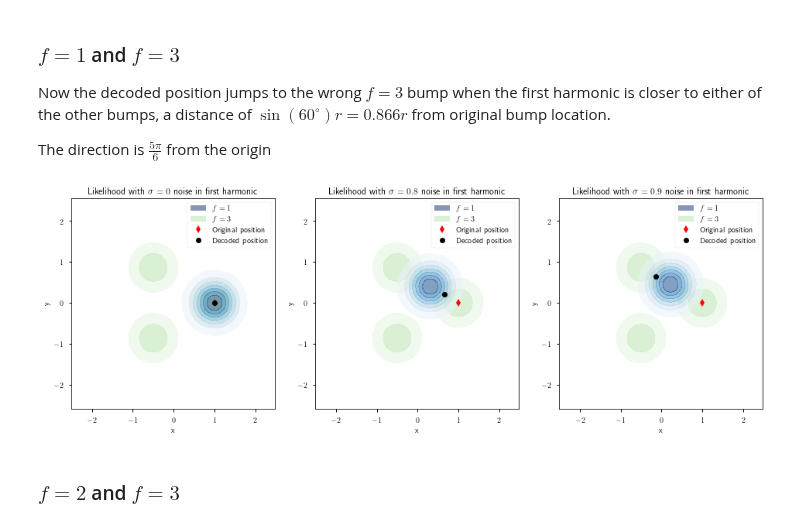
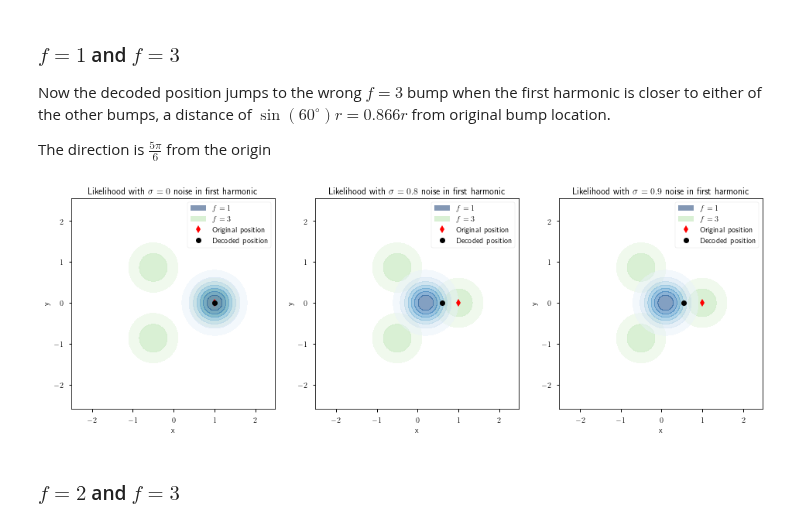
Before and after one commit to Dominic-DallOsto/insect-navigation-sinusoidal-optimality, a Jupyter notebook: noise affected multiple harmonics encoding.ipynb, the cells around one changed output. Drawn from its saved outputs; the diff is of its cells as text; code cells hidden in the pictures.

```diff
--- a/noise affected multiple harmonics encoding.ipynb
+++ b/noise affected multiple harmonics encoding.ipynb
@@ -162,7 +160,7 @@ noise_angle_range = np.hstack((np.arange(-180, 180, 5), [-180]))
 for f in [1,2,3]:
 	points = np.dstack([all_xy_decoder(f)(a0 - noise_mag*np.cos(2*f*np.pi*neuron_indices/N - np.radians(noise_angle))) for noise_angle in noise_angle_range])
 	plt.plot(points[0].T, points[1].T, f'C{f-1}', label=f'$f={f}$ noise contour')
-	plt.plot(*all_xy_decoder(f)(a0), f'C{f-1}o', label=f'$f={f}$ position')
+	plt.plot(*all_xy_decoder(f)(a0), f'C{f-1}o', label=f'$f={f}$ position{"s" if f > 1 else ""}')
 
 handles, _ = plt.gca().get_legend_handles_labels()
 plt.legend(handles=[handles[0], handles[1], handles[2],handles[4],handles[5],handles[8]])
@@ -182,19 +180,16 @@ Here the decoded position jumps to the wrong $f=2$ bump when the first harmonic
 # %%
 fig, axs = plt.subplots(1, 3, figsize=(16,5))
 
-a0 = r0 * activity(theta0, [1,2], True)
+fs = [1,2]
+a0 = r0 * activity(theta0, fs, True)
 
 for noise, ax in zip([0, 0.9, 1.1], axs):
-	a = a0 - noise*np.cos(2*np.pi*neuron_indices/N)
-	f1_L = likelihood_distribution(1)(a)
-	f2_L = likelihood_distribution(2)(a)
+	a = a0 - noise*np.cos(2*fs[0]*np.pi*neuron_indices/N)
+	f1_L = likelihood_distribution(fs[0])(a)
+	f2_L = likelihood_distribution(fs[1])(a)
 	decode_x, decode_y = decode_likelihood_xy(f1_L*f2_L)
 	plt.sca(ax)
-	# plot_likelihood_distribution(f1_L + f2_L)
-	c2 = plt.contourf(grid_x, grid_y, f2_L, cmap='Greens', alpha=0.8, levels=np.linspace(0.05, f1_L.max(), 8), extend='max')
-	c1 = plt.contourf(grid_x, grid_y, f1_L, cmap='Blues', alpha=0.5, levels=np.linspace(0.05, f1_L.max(), 8), extend='max')
-	r1 = plt.Rectangle((0, 0), 1, 1, fc=c1.tcolors[np.count_nonzero(c1.levels <= f1_L.max()) - 1][0], label='$f=1$')
-	r2 = plt.Rectangle((0, 0), 1, 1, fc=c2.tcolors[np.count_nonzero(c2.levels <= f2_L.max()) - 1][0], label='$f=2$')
+	r1, r2 = plot_2_likelihood_distributions(fs, f1_L, f2_L)
 	plt.plot(r0*np.cos(theta0), r0*np.sin(theta0), 'rd', label='Original position')
 	plt.plot(decode_x, decode_y, 'ko', label='Decoded position')
 	plt.xlabel('x')
@@ -202,7 +197,6 @@ for noise, ax in zip([0, 0.9, 1.1], axs):
 	plt.legend(handles=[r1, r2] + ax.patches + ax.lines)
 	plt.title(f'Likelihood with $\\sigma={noise}$ noise in first harmonic')
 	plt.axis('equal')
-# plt.tight_layout()
 plt.show()
 # %% [output]
 [figure]
@@ -214,29 +208,26 @@ The direction is $\frac{5\pi}{6}$ from the origin
 # %%
 fig, axs = plt.subplots(1, 3, figsize=(16,5))
 
-a0 = r0 * activity(theta0, [1,3], True)
+fs = [1,3]
+a0 = r0 * activity(theta0, fs, True)
 
 for noise, ax in zip([0, 0.8, 0.9], axs):
-	a = a0 + noise*np.cos(2*np.pi*neuron_indices/N - 5*np.pi/6)
-	f1_L = likelihood_distribution(1)(a)
-	f3_L = likelihood_distribution(3)(a)
-	decode_x, decode_y = decode_likelihood_xy(f1_L*f3_L)
+	a = a0 - noise*np.cos(2*fs[0]*np.pi*neuron_indices/N)
+	f1_L = likelihood_distribution(fs[0])(a)
+	f2_L = likelihood_distribution(fs[1])(a)
+	decode_x, decode_y = decode_likelihood_xy(f1_L*f2_L)
 	plt.sca(ax)
-	# plot_likelihood_distribution(f1_L + f3_L)
-	c3 = plt.contourf(grid_x, grid_y, f3_L, cmap='Greens', alpha=0.8, levels=np.linspace(0.05, f1_L.max(), 8), extend='max')
-	c1 = plt.contourf(grid_x, grid_y, f1_L, cmap='Blues', alpha=0.5, levels=np.linspace(0.05, f1_L.max(), 8), extend='max')
-	r1 = plt.Rectangle((0, 0), 1, 1, fc=c1.tcolors[np.count_nonzero(c1.levels <= f1_L.max()) - 1][0], label='$f=1$')
-	r3 = plt.Rectangle((0, 0), 1, 1, fc=c3.tcolors[np.count_nonzero(c3.levels <= f3_L.max()) - 1][0], label='$f=3$')
+	r1, r2 = plot_2_likelihood_distributions(fs, f1_L, f2_L)
 	plt.plot(r0*np.cos(theta0), r0*np.sin(theta0), 'rd', label='Original position')
 	plt.plot(decode_x, decode_y, 'ko', label='Decoded position')
 	plt.xlabel('x')
 	plt.ylabel('y')
-	plt.legend(handles=[r1, r3] + ax.patches + ax.lines)
+	plt.legend(handles=[r1, r2] + ax.patches + ax.lines)
 	plt.title(f'Likelihood with $\\sigma={noise}$ noise in first harmonic')
 	plt.axis('equal')
 plt.show()
 # %% [output]
-[figure, old version]
+[figure, new version]
 # %% [markdown]
 ### $f=2$ and $f=3$
 # %% [markdown]
```
Also changed, not shown: parts of 17 cells of this notebook, 2 other files.
